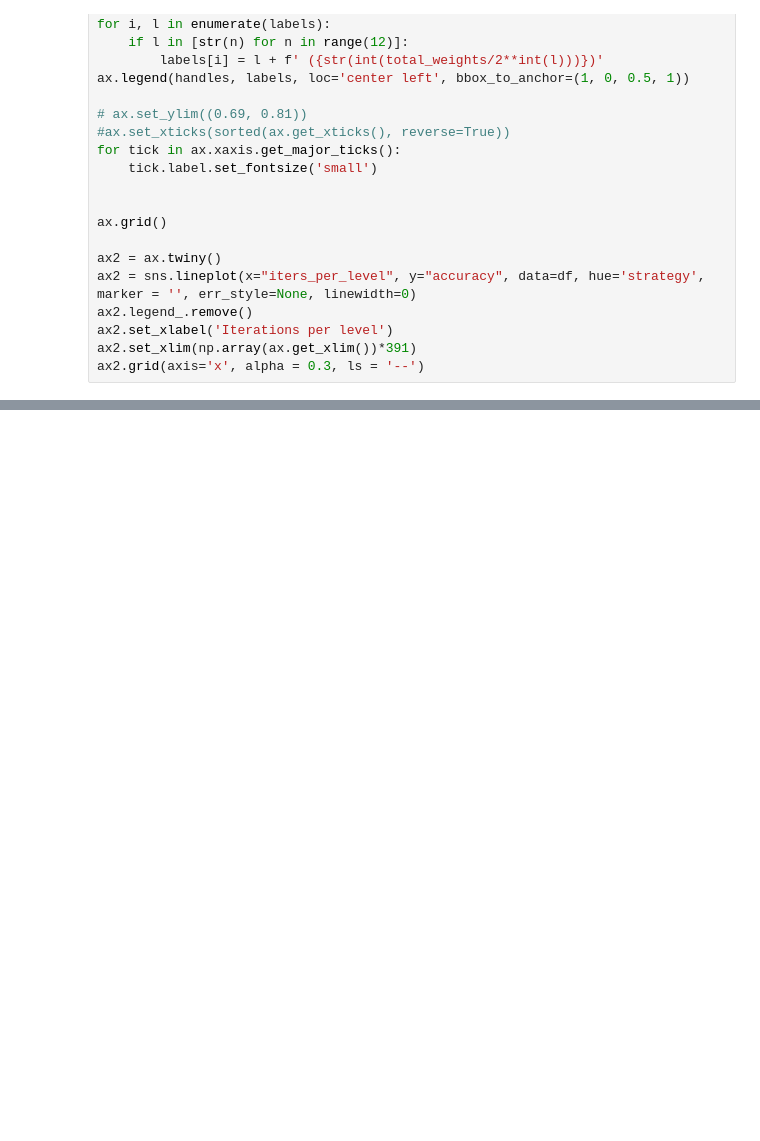
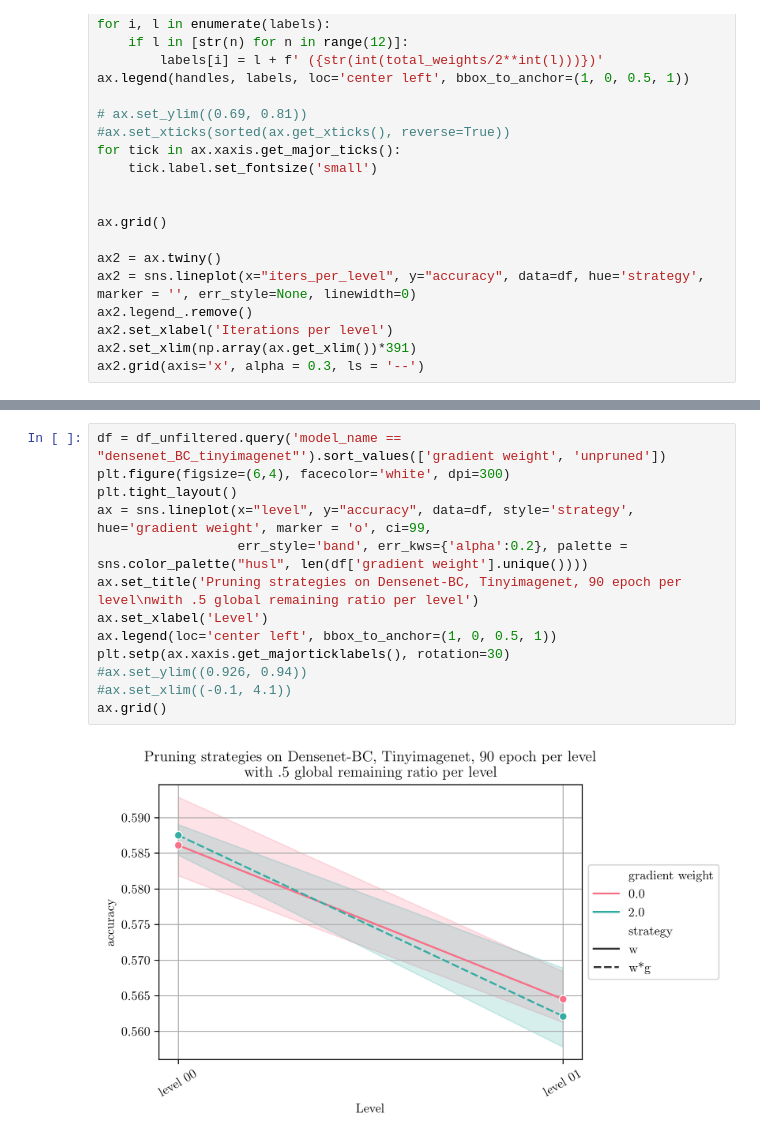
Before and after one commit to levaid/open_lth, a Jupyter notebook: visualization/accuracies.ipynb, the cells around one changed output, grey strips where cells are left out. Saved outputs shown, nothing was run; the diff lists cells and outputs as text; blank space fills up the shorter version.

```diff
--- a/visualization/accuracies.ipynb
+++ b/visualization/accuracies.ipynb
@@ -271,0 +267,15 @@ ax.grid()
+# %%
+df = df_unfiltered.query('model_name == "densenet_BC_tinyimagenet"').sort_values(['gradient weight', 'unpruned'])
+plt.figure(figsize=(6,4), facecolor='white', dpi=300)
+plt.tight_layout()
+ax = sns.lineplot(x="level", y="accuracy", data=df, style='strategy', hue='gradient weight', marker = 'o', ci=99,
+                  err_style='band', err_kws={'alpha':0.2}, palette = sns.color_palette("husl", len(df['gradient weight'].unique())))
+ax.set_title('Pruning strategies on Densenet-BC, Tinyimagenet, 90 epoch per level\nwith .5 global remaining ratio per level')
+ax.set_xlabel('Level')
+ax.legend(loc='center left', bbox_to_anchor=(1, 0, 0.5, 1))
+plt.setp(ax.xaxis.get_majorticklabels(), rotation=30)
+#ax.set_ylim((0.926, 0.94))
+#ax.set_xlim((-0.1, 4.1))
+ax.grid()
+# %% [output]
+[figure, added]
```
Also changed, not shown: parts of 7 cells of this notebook, 1 other file.
